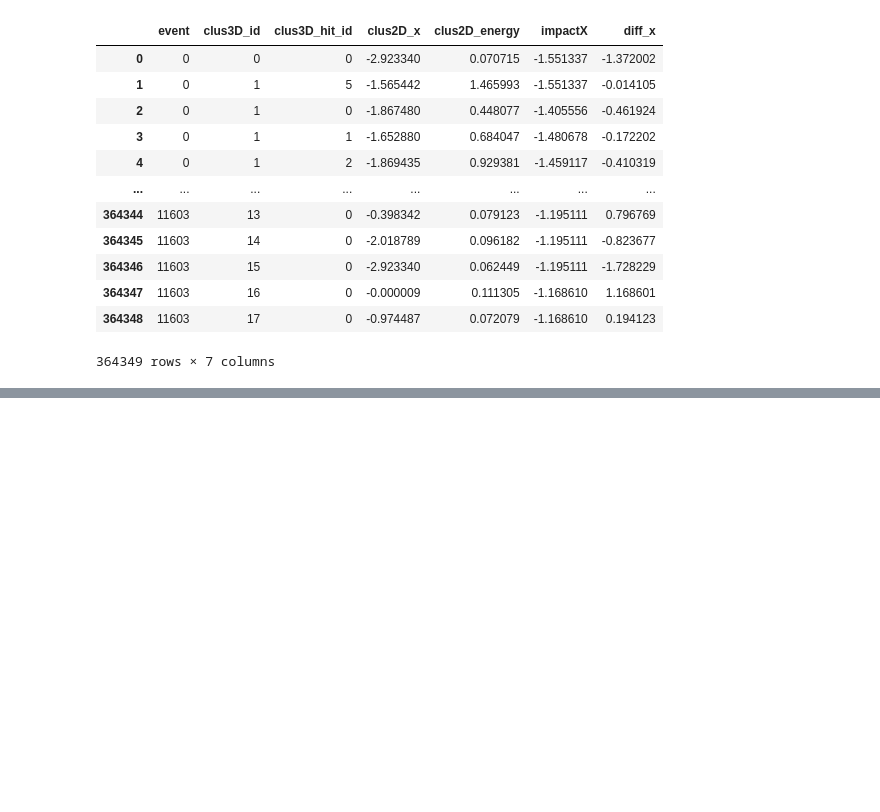
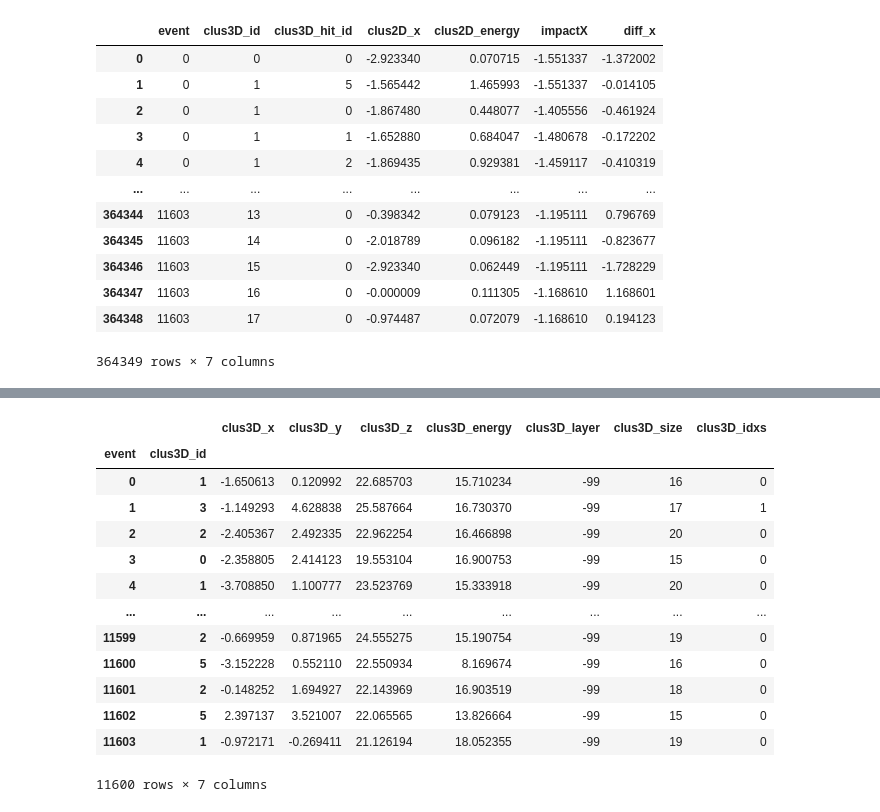
Before and after one commit to tcuisset/HgcalClue3DClusteringAnalysis, a Jupyter notebook: plotter/pandas.ipynb, the cells around one changed output, grey strips where cells are left out. Drawn from its saved outputs; the diff is of its cells as text; code cells hidden in the pictures; blank space fills up the shorter version.

```diff
--- a/plotter/pandas.ipynb
+++ b/plotter/pandas.ipynb
@@ -317,0 +354,20 @@ clusters_3D_2D_layer[["event", "clus3D_id", "clus3D_hit_id", "clus2D_x", "clus2D
+# %%
+#Get the 3D cluster with highest energy
+clusters3d_slice = clusters_3d.loc[(slice(None), slice(None), 0)]
+index_largest_3D_cluster = clusters3d_slice.groupby(["event"])['clus3D_energy'].transform(max) == clusters3d_slice["clus3D_energy"]
+clusters3d_slice[index_largest_3D_cluster]
+# %% [output]
+|  |  | clus3D_x | clus3D_y | clus3D_z | clus3D_energy | clus3D_layer | clus3D_size | clus3D_idxs |
+| event | clus3D_id |  |  |  |  |  |  |  |
+| 0 | 1 | -1.650613 | 0.120992 | 22.685703 | 15.710234 | -99 | 16 | 0 |
+| 1 | 3 | -1.149293 | 4.628838 | 25.587664 | 16.730370 | -99 | 17 | 1 |
+| 2 | 2 | -2.405367 | 2.492335 | 22.962254 | 16.466898 | -99 | 20 | 0 |
+| 3 | 0 | -2.358805 | 2.414123 | 19.553104 | 16.900753 | -99 | 15 | 0 |
+| 4 | 1 | -3.708850 | 1.100777 | 23.523769 | 15.333918 | -99 | 20 | 0 |
+| ... | ... | ... | ... | ... | ... | ... | ... | ... |
+| 11599 | 2 | -0.669959 | 0.871965 | 24.555275 | 15.190754 | -99 | 19 | 0 |
+| 11600 | 5 | -3.152228 | 0.552110 | 22.550934 | 8.169674 | -99 | 16 | 0 |
+| 11601 | 2 | -0.148252 | 1.694927 | 22.143969 | 16.903519 | -99 | 18 | 0 |
+| 11602 | 5 | 2.397137 | 3.521007 | 22.065565 | 13.826664 | -99 | 15 | 0 |
+| 11603 | 1 | -0.972171 | -0.269411 | 21.126194 | 18.052355 | -99 | 19 | 0 |
+11600 rows × 7 columns
```
Also changed, not shown: parts of 4 cells of this notebook.
